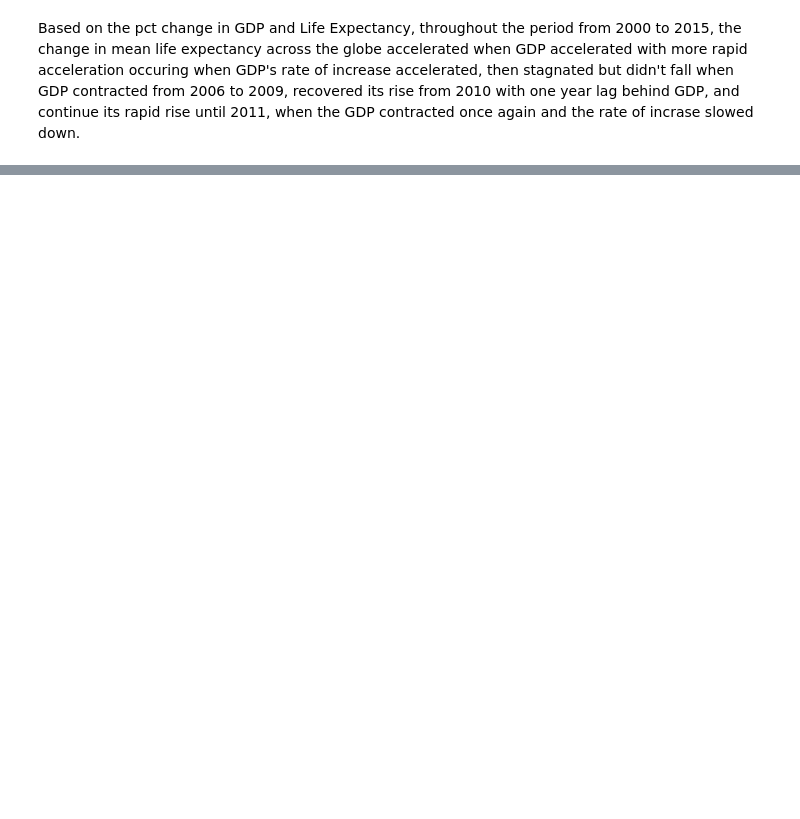
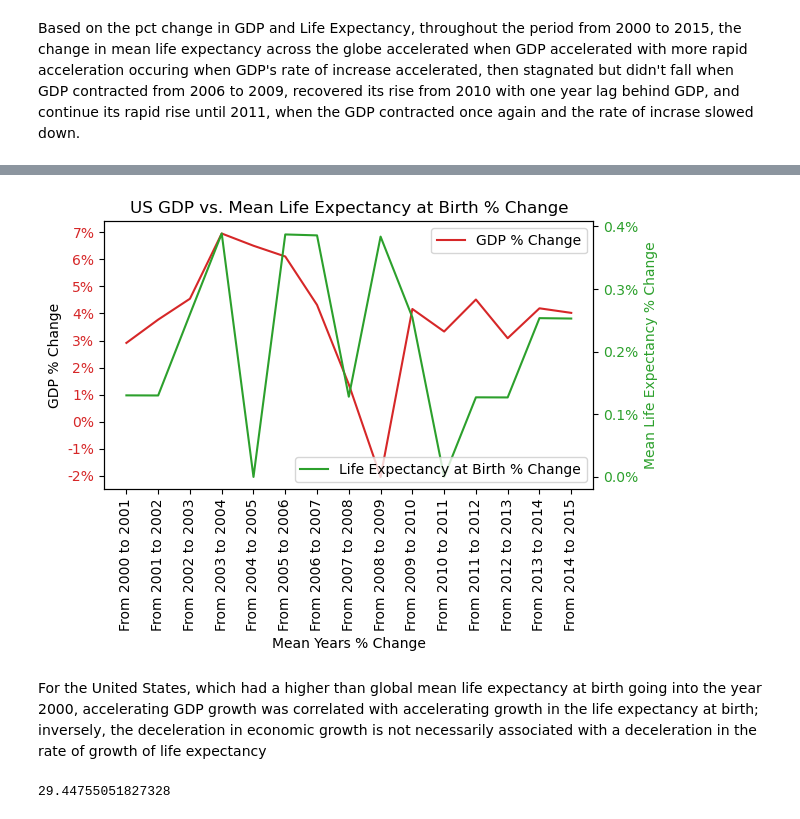
Before and after one commit to J4d33d4J/LifeExpectancy_vs_GDP, a Jupyter notebook: life_expectancy_gdp.ipynb, the cells around one changed output, grey strips where cells are left out. Saved outputs shown, nothing was run; the diff lists cells and outputs as text; code cells hidden in the pictures; blank space fills up the shorter version.

```diff
--- a/life_expectancy_gdp.ipynb
+++ b/life_expectancy_gdp.ipynb
@@ -525,0 +513,4 @@ Based on the pct change in GDP and Life Expectancy, throughout the period from 2
+# %%
+us_lifeexp_gdp_df['GDP Pct Change'] = us_lifeexp_gdp_df.GDP.pct_change()*100
+us_lifeexp_gdp_df['Mean Life Expectancy at Birth Pct Change'] = us_lifeexp_gdp_df['Life expectancy at birth (years)'].pct_change()*100
+us_lifeexp_gdp_df.dropna(inplace=True)
@@ -525,0 +561,34 @@ Based on the pct change in GDP and Life Expectancy, throughout the period from 2
+# %%
+fig, ax1 = plt.subplots()
+plt.title("US GDP vs. Mean Life Expectancy at Birth % Change")
+color = 'tab:red'
+ax1.set_xlabel('Mean Years % Change')
+ax1.set_ylabel('GDP % Change')
+ax1.set_xticks([2001, 2002, 2003, 2004, 2005, 2006, 2007, 2008, 2009, 2010, 2011, 2012, 2013, 2014, 2015])
+ax1.set_xticklabels(["From {} to {}".format(year-1, year) for year in range(2001, 2016, 1)], rotation = 90)
+ax1.set_yticks([i for i in range(-3, 11, 1)])
+ax1.set_yticklabels([f'{i}%' for i in range(-3, 11, 1)])
+ax1.plot(us_lifeexp_gdp_df.Year, us_lifeexp_gdp_df['GDP Pct Change'], label='GDP % Change', color=color)
+ax1.tick_params(axis='y', labelcolor=color)
+ax1.legend(loc=1)
+
+
+
+ax2 = ax1.twinx()
+color = 'tab:green'
+ax2.set_ylabel('Mean Life Expectancy % Change', color=color)
+ax2.plot(us_lifeexp_gdp_df.Year, us_lifeexp_gdp_df['Mean Life Expectancy at Birth Pct Change'], label='Life Expectancy at Birth % Change', color=color)
+ax2.set_yticks([i/10 for i in range(0, 5, 1)])
+ax2.set_yticklabels([str(i/10) + '%' for i in range(0, 5, 1)])
+ax2.tick_params(axis='y', labelcolor=color)
+plt.legend(loc=4)
+fig.tight_layout()
+plt.show()
+# %% [output]
+[figure, added]
+# %% [markdown]
+For the United States, which had a higher than global mean life expectancy at birth going into the year 2000, accelerating GDP growth was correlated with accelerating growth in the life expectancy at birth; inversely, the deceleration in economic growth is not necessarily associated with a deceleration in the rate of growth of life expectancy
+# %%
+print(np.max(china_lifeexp_gdp_df['GDP Pct Change']))
+# %% [output]
+29.44755051827328
```
Also changed, not shown: parts of 10 cells of this notebook, 1 other file.
